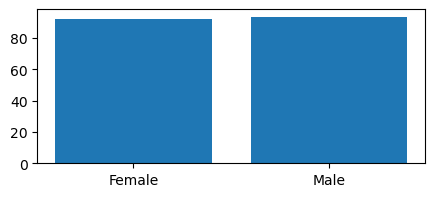
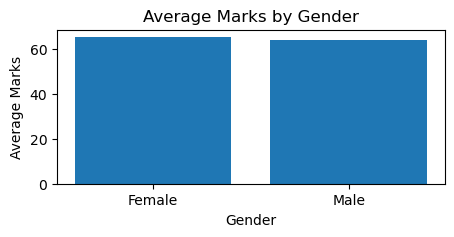
Code edit (unified diff) that turned the first committed figure into the second:
--- before
+++ after
@@ -1,4 +1,7 @@
-# df.groupby('gender')['Average Marks'].mean()
+avg_marks=df.groupby('gender')['Average Marks'].mean()
 
 plt.figure(figsize=(5,2))
-plt.bar(df['gender'], df['Average Marks'])
+plt.bar(avg_marks.index, avg_marks.values)
+plt.xlabel('Gender')
+plt.ylabel('Average Marks')
+plt.title('Average Marks by Gender')

Commit: updated